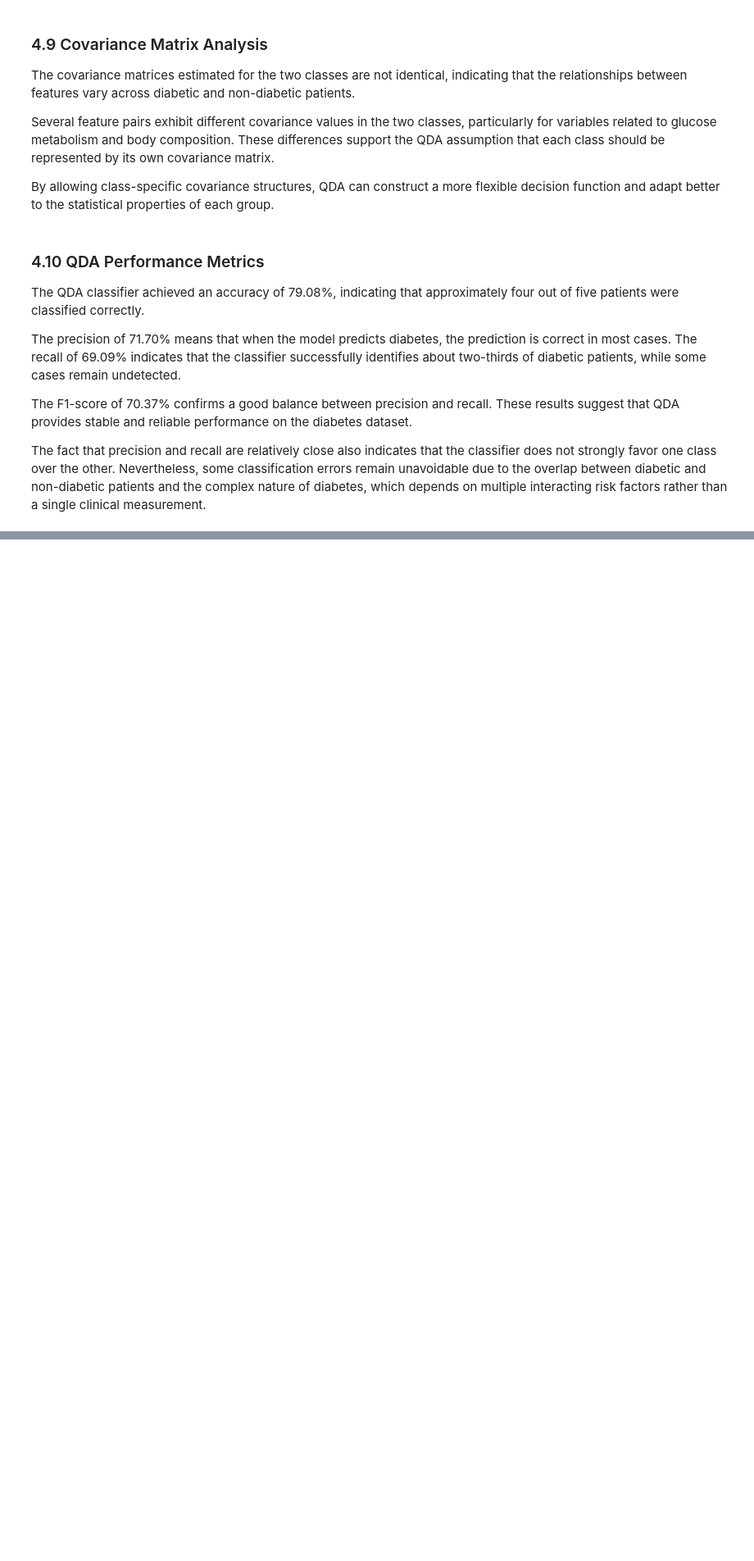
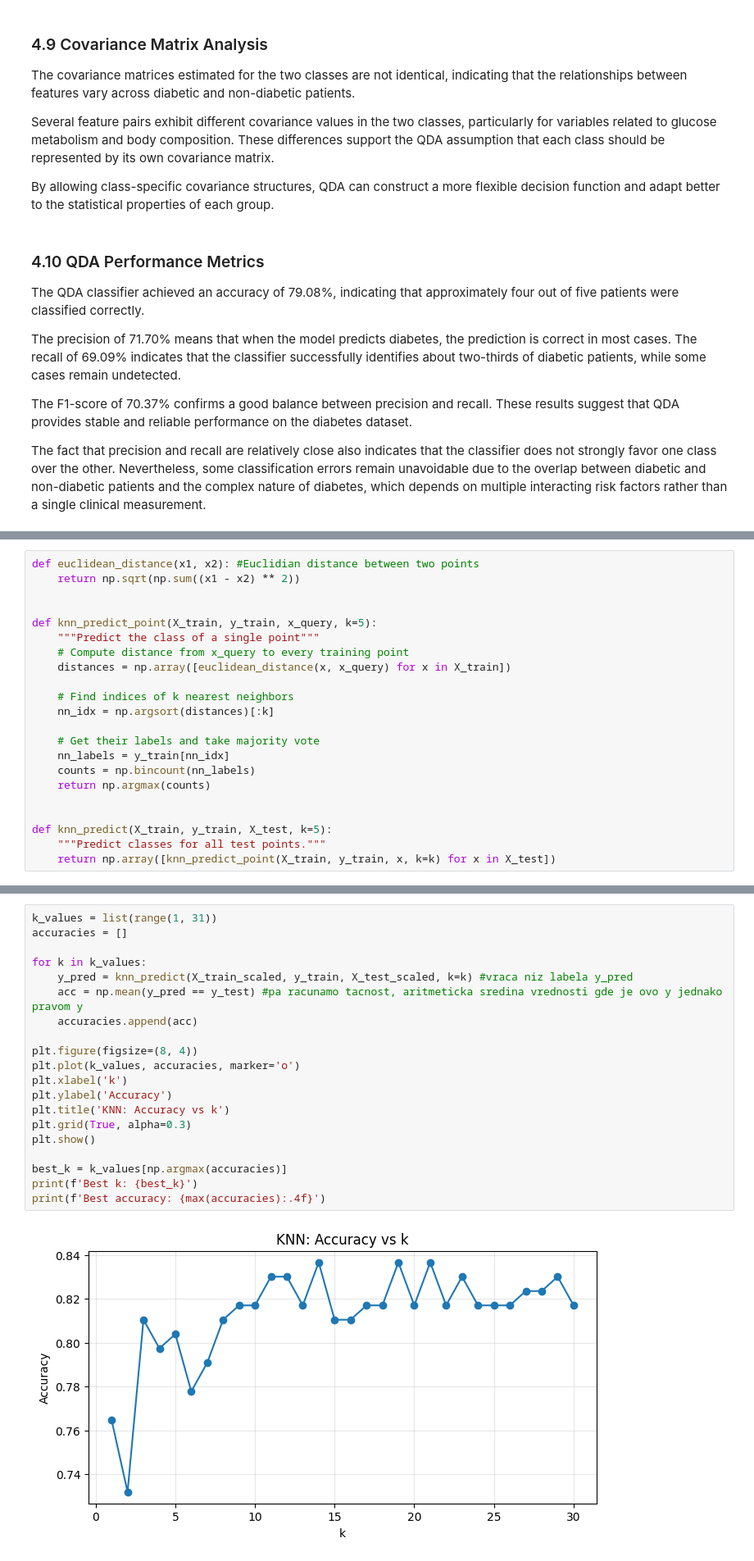
Before and after one commit to maksimovicd501-wq/Dijabetes, a Jupyter notebook: Diabetes.ipynb, the cells around one changed output, grey strips where cells are left out. Shown at 82% size. Cells and saved outputs as stored; diff of their text form; blank space fills up the shorter version.

```diff
--- a/Diabetes.ipynb
+++ b/Diabetes.ipynb
@@ -1008,0 +1025,22 @@ F1-score : 0.7037
+# %%
+def euclidean_distance(x1, x2): #Euclidian distance between two points
+    return np.sqrt(np.sum((x1 - x2) ** 2))
+
+
+def knn_predict_point(X_train, y_train, x_query, k=5):
+    """Predict the class of a single point"""
+    # Compute distance from x_query to every training point
+    distances = np.array([euclidean_distance(x, x_query) for x in X_train])
+
+    # Find indices of k nearest neighbors
+    nn_idx = np.argsort(distances)[:k]
+
+    # Get their labels and take majority vote
+    nn_labels = y_train[nn_idx]
+    counts = np.bincount(nn_labels)
+    return np.argmax(counts)
+
+
+def knn_predict(X_train, y_train, X_test, k=5):
+    """Predict classes for all test points."""
+    return np.array([knn_predict_point(X_train, y_train, x, k=k) for x in X_test])
@@ -1008,0 +1056,22 @@ F1-score : 0.7037
+# %%
+k_values = list(range(1, 31))
+accuracies = []
+
+for k in k_values:
+    y_pred = knn_predict(X_train_scaled, y_train, X_test_scaled, k=k) #vraca niz labela y_pred
+    acc = np.mean(y_pred == y_test) #pa racunamo tacnost, aritmeticka sredina vrednosti gde je ovo y jednako pravom y
+    accuracies.append(acc)
+
+plt.figure(figsize=(8, 4))
+plt.plot(k_values, accuracies, marker='o')
+plt.xlabel('k')
+plt.ylabel('Accuracy')
+plt.title('KNN: Accuracy vs k')
+plt.grid(True, alpha=0.3)
+plt.show()
+
+best_k = k_values[np.argmax(accuracies)]
+print(f'Best k: {best_k}')
+print(f'Best accuracy: {max(accuracies):.4f}')
+# %% [output]
+[figure, added]
```
Also changed, not shown: parts of 23 cells of this notebook.
